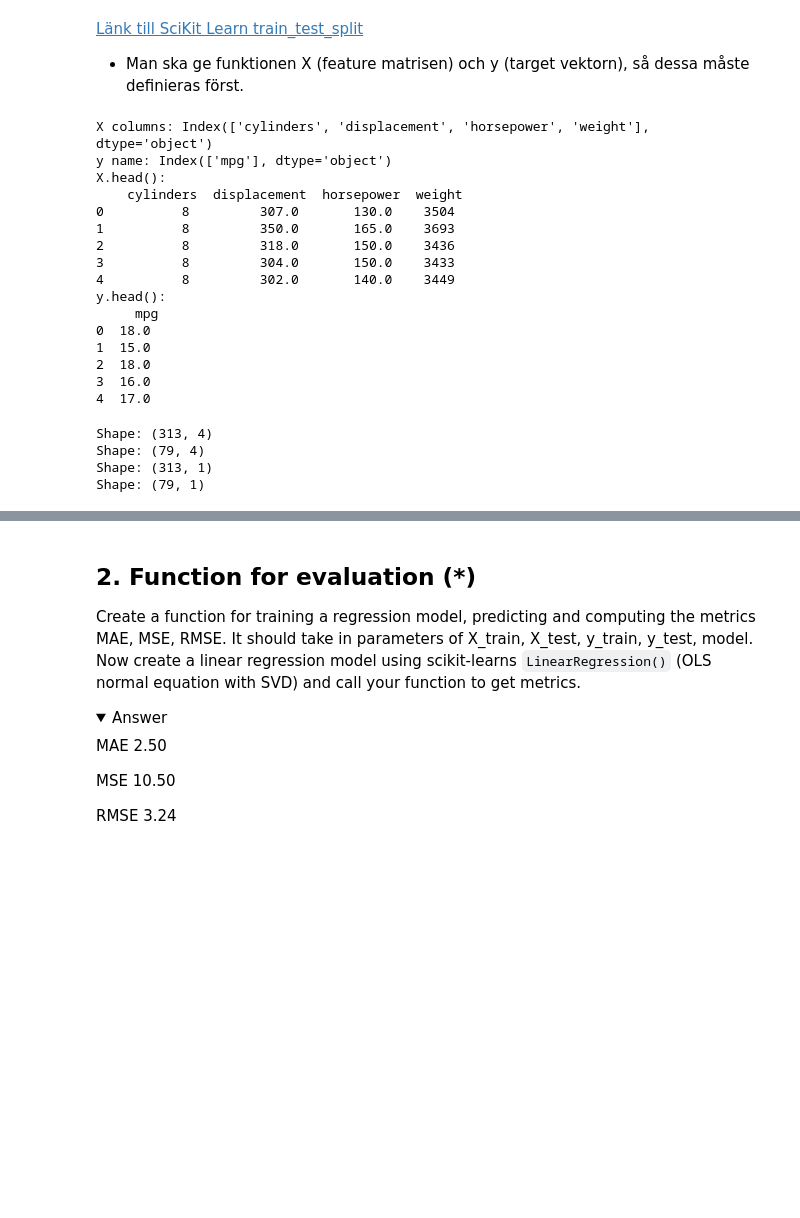
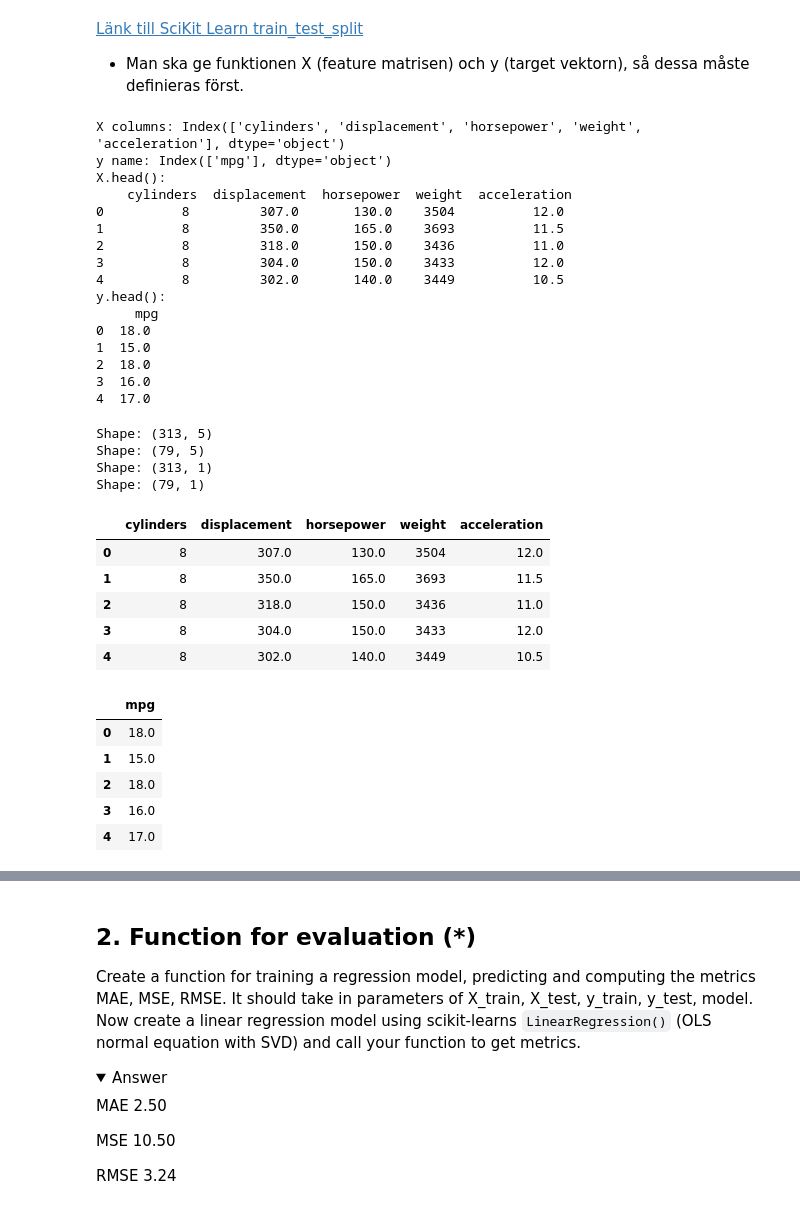
Before and after one commit to dancla240/Machine_Learning_Daniel_Claesson, a Jupyter notebook: Exercises/E01_sklearn.ipynb, the cells around one changed output, grey strips where cells are left out. Saved outputs shown, nothing was run; the diff lists cells and outputs as text; code cells hidden in the pictures; folded sections open; blank space fills up the shorter version.

```diff
--- a/Exercises/E01_sklearn.ipynb
+++ b/Exercises/E01_sklearn.ipynb
@@ -216,34 +219,34 @@ Do a manual calculation to check against the shapes after train|test split.
 # %% [markdown]
 [Länk till SciKit Learn train_test_split](https://scikit-learn.org/stable/modules/generated/sklearn.model_selection.train_test_split.html#sklearn.model_selection.train_test_split)<br>
 - Man ska ge funktionen X (feature matrisen) och y (target vektorn), så dessa måste definieras först.
+# %%
+# definierar en feature array (X) och en target vektor (y).
+feat_array = ['cylinders','displacement','horsepower','weight','acceleration'] # lista med features som ska med i dataframen
+target_vector = ['mpg']
+# %%
+#definierar X och y
+def array_and_vector_creator(feat_array, target_vector=['mpg']):
+    X, y = mpg[feat_array], mpg[target_vector]
+
+    return X, y
+
+X, y = array_and_vector_creator(feat_array, target_vector)
 # %%
-#definierar X och y
-
-feat_array = ['cylinders','displacement','horsepower','weight'] # lista med features som ska med i dataframen
-#feat_array = ['weight'] # lista med features som ska med i dataframen
-target_vector = ['mpg']
-
-def array_and_vector_creator(feat_array, target_vector):
-    X, y = mpg[feat_array], mpg[target_vector]
-
-    return X, y
-
-X, y = array_and_vector_creator(feat_array, target_vector)
-
+# printa lite information om feature matrisen och target vektorn
 print(f'X columns: {X.columns}')
 print(f'y name: {y.columns}')
 print(f'X.head():\n {X.head()}')
 print(f'y.head():\n {y.head()}')
 # %% [output]
-X columns: Index(['cylinders', 'displacement', 'horsepower', 'weight'], dtype='object')
+X columns: Index(['cylinders', 'displacement', 'horsepower', 'weight', 'acceleration'], dtype='object')
 y name: Index(['mpg'], dtype='object')
 X.head():
-    cylinders  displacement  horsepower  weight
-0          8         307.0       130.0    3504
-1          8         350.0       165.0    3693
-2          8         318.0       150.0    3436
-3          8         304.0       150.0    3433
-4          8         302.0       140.0    3449
+    cylinders  displacement  horsepower  weight  acceleration
+0          8         307.0       130.0    3504          12.0
+1          8         350.0       165.0    3693          11.5
+2          8         318.0       150.0    3436          11.0
+3          8         304.0       150.0    3433          12.0
+4          8         302.0       140.0    3449          10.5
 y.head():
      mpg
 0  18.0
@@ -251,17 +254,33 @@ y.head():
 2  18.0
 3  16.0
 4  17.0
+# %%
+# train test split av datan
+def train_test_split_func(X, y, test_size, random_state):
+    X_train, X_test, y_train, y_test = train_test_split(X, y, test_size=0.2, random_state=42) # observera ordningen på de tilldelade variablerna
+
+    return X_train, X_test, y_train, y_test
+
+X_train, X_test, y_train, y_test = train_test_split_func(X, y, test_size=0.2, random_state=42)
 # %%
-# splittar datan
-from sklearn.model_selection import train_test_split
-
-X_train, X_test, y_train, y_test = train_test_split(X, y, test_size=0.2, random_state=42) # observera ordningen på de tilldelade variablerna
-#print(X_train.head())
-
 for var in [X_train, X_test,y_train, y_test]:
     print(f'Shape: {var.shape}') #kontrollerar att shape för alla variabler är ok
+
+display(X.head(), y.head())
 # %% [output]
-Shape: (313, 4)
-Shape: (79, 4)
+Shape: (313, 5)
+Shape: (79, 5)
 Shape: (313, 1)
 Shape: (79, 1)
+|  | cylinders | displacement | horsepower | weight | acceleration |
+| 0 | 8 | 307.0 | 130.0 | 3504 | 12.0 |
+| 1 | 8 | 350.0 | 165.0 | 3693 | 11.5 |
+| 2 | 8 | 318.0 | 150.0 | 3436 | 11.0 |
+| 3 | 8 | 304.0 | 150.0 | 3433 | 12.0 |
+| 4 | 8 | 302.0 | 140.0 | 3449 | 10.5 |
+|  | mpg |
+| 0 | 18.0 |
+| 1 | 15.0 |
+| 2 | 18.0 |
+| 3 | 16.0 |
+| 4 | 17.0 |
```
Also changed, not shown: parts of 20 cells of this notebook, 1 other file.
